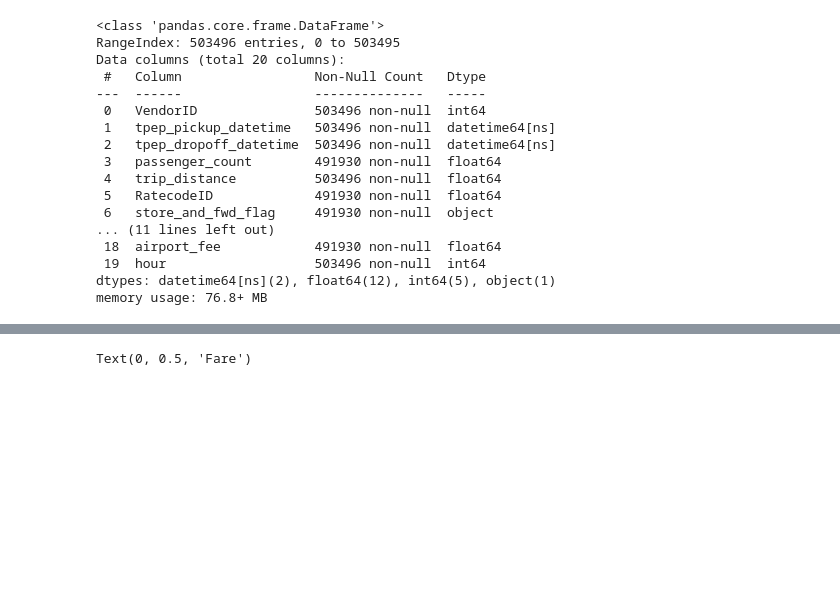
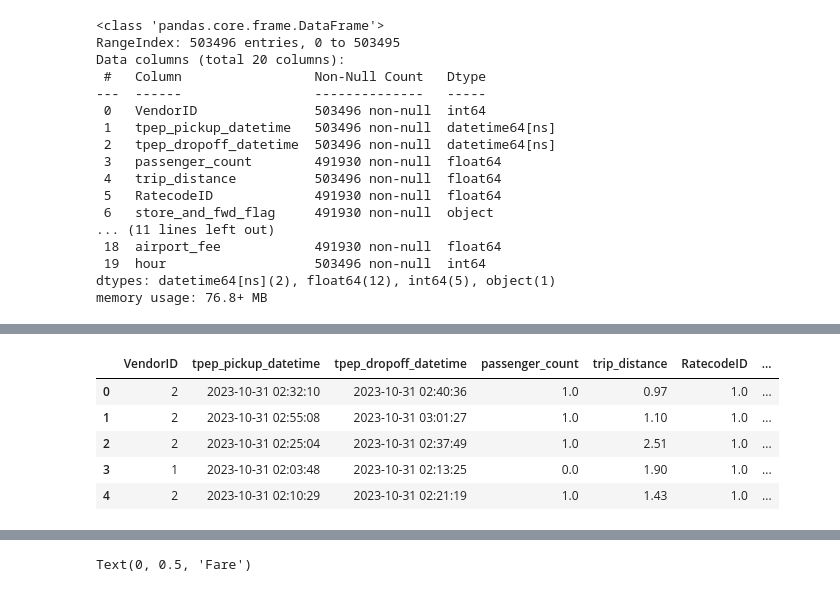
Before and after one commit to MarkAWard/full-stack-ml-metaflow-corise-week-3, a Jupyter notebook: project/submission.ipynb, the cells around one changed output, grey strips where cells are left out. Saved outputs shown, nothing was run; the diff lists cells and outputs as text; code cells hidden in the pictures; blank space fills up the shorter version.

```diff
--- a/project/submission.ipynb
+++ b/project/submission.ipynb
@@ -122,3 +122,12 @@ dff.describe()
 | 50% | 2.000000 | 1.000000 | 1.900000 | 1.000000 | 161.000000 | 162.000000 | 1.000000 | ... |
 | 75% | 2.000000 | 2.000000 | 3.760000 | 1.000000 | 234.000000 | 234.000000 | 1.000000 | ... |
 | max | 2.000000 | 6.000000 | 88.830000 | 99.000000 | 265.000000 | 265.000000 | 4.000000 | ... |
+# %%
+dff.head()
+# %% [output]
+|  | VendorID | tpep_pickup_datetime | tpep_dropoff_datetime | passenger_count | trip_distance | RatecodeID | ... |
+| 0 | 2 | 2023-10-31 02:32:10 | 2023-10-31 02:40:36 | 1.0 | 0.97 | 1.0 | ... |
+| 1 | 2 | 2023-10-31 02:55:08 | 2023-10-31 03:01:27 | 1.0 | 1.10 | 1.0 | ... |
+| 2 | 2 | 2023-10-31 02:25:04 | 2023-10-31 02:37:49 | 1.0 | 2.51 | 1.0 | ... |
+| 3 | 1 | 2023-10-31 02:03:48 | 2023-10-31 02:13:25 | 0.0 | 1.90 | 1.0 | ... |
+| 4 | 2 | 2023-10-31 02:10:29 | 2023-10-31 02:21:19 | 1.0 | 1.43 | 1.0 | ... |
```
Also changed, not shown: parts of 2 cells of this notebook, 1 other file.
